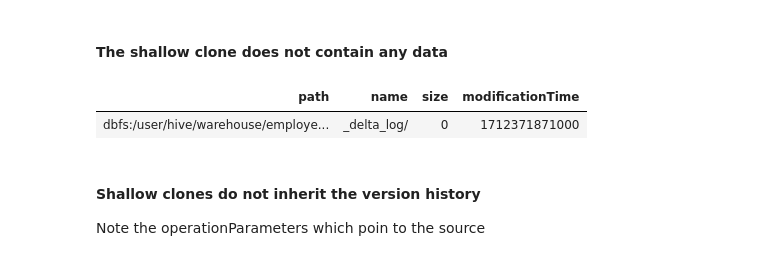
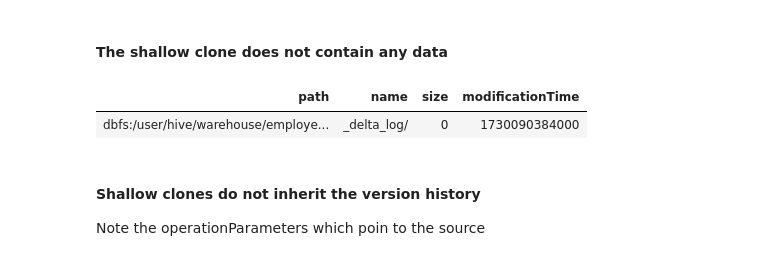
Before and after one commit to janani-ravi-loony/data-lakehouse-fundamentals, a Jupyter notebook: 03-CloningAndVacuumingDeltaTables/CloningAndVacuumingDeltaTables.ipynb, the cells around one changed output. Cells and saved outputs as stored; diff of their text form; code cells hidden in the pictures.

```diff
--- a/03-CloningAndVacuumingDeltaTables/CloningAndVacuumingDeltaTables.ipynb
+++ b/03-CloningAndVacuumingDeltaTables/CloningAndVacuumingDeltaTables.ipynb
@@ -91,12 +89,10 @@ DESCRIBE DETAIL hive_metastore.default.employees_shallow_clone
 # %% [markdown]
 #### The shallow clone does not contain any data
 # %%
-%fs
-
-ls 'dbfs:/user/hive/warehouse/employees_shallow_clone'
+%fs ls dbfs:/user/hive/warehouse/employees_shallow_clone
 # %% [output]
 | path | name | size | modificationTime |
-| dbfs:/user/hive/warehouse/employe... | _delta_log/ | 0 | 1712371871000 |
+| dbfs:/user/hive/warehouse/employe... | _delta_log/ | 0 | 1730090384000 |
 # %% [markdown]
 #### Shallow clones do not inherit the version history
 Note the operationParameters which poin to the source
```
Also changed, not shown: parts of 16 cells of this notebook, 13 other files.
